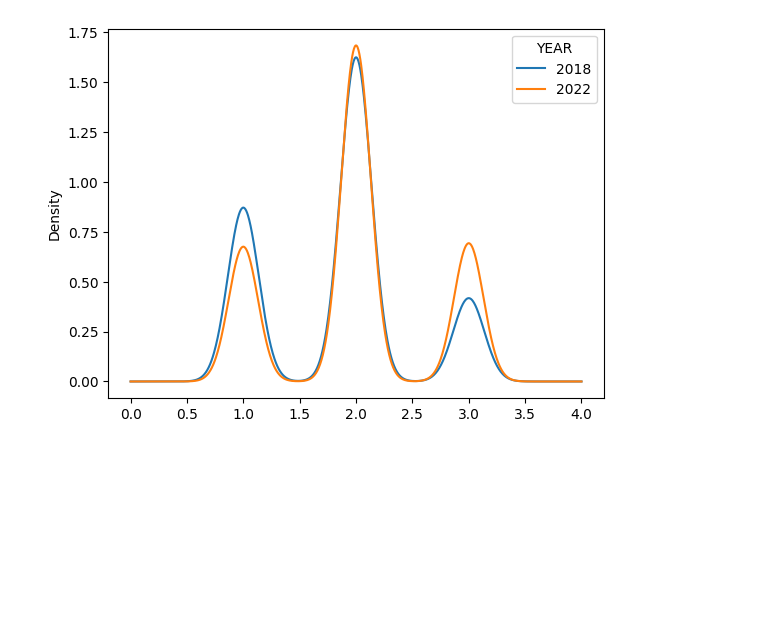
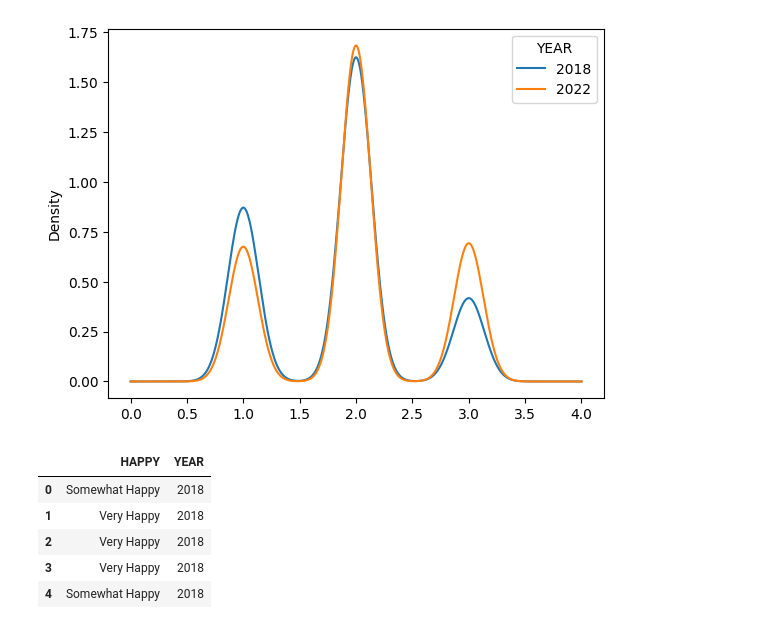
Before and after one commit to DS3001/group5, a Jupyter notebook: Copy_of_john.ipynb, the cells around one changed output. Saved outputs shown, nothing was run; the diff lists cells and outputs as text; code cells hidden in the pictures; blank space fills up the shorter version.

```diff
--- a/Copy_of_john.ipynb
+++ b/Copy_of_john.ipynb
@@ -140,3 +173,18 @@ df_wide.plot.density()
 # %% [output]
 <Axes: ylabel='Density'>
 [figure]
+# %%
+# change variables to categorical for cleaner visualizations
+# using merged dataset
+
+df_merged['HAPPY'] = df_merged['HAPPY'].replace(1.0,'Very Happy')
+df_merged['HAPPY'] = df_merged['HAPPY'].replace(2.0,'Somewhat Happy')
+df_merged['HAPPY'] = df_merged['HAPPY'].replace(3.0,'Not Happy')
+df_merged.head()
+# %% [output]
+|  | HAPPY | YEAR |
+| 0 | Somewhat Happy | 2018 |
+| 1 | Very Happy | 2018 |
+| 2 | Very Happy | 2018 |
+| 3 | Very Happy | 2018 |
+| 4 | Somewhat Happy | 2018 |
```
Also changed, not shown: parts of 7 cells of this notebook.
